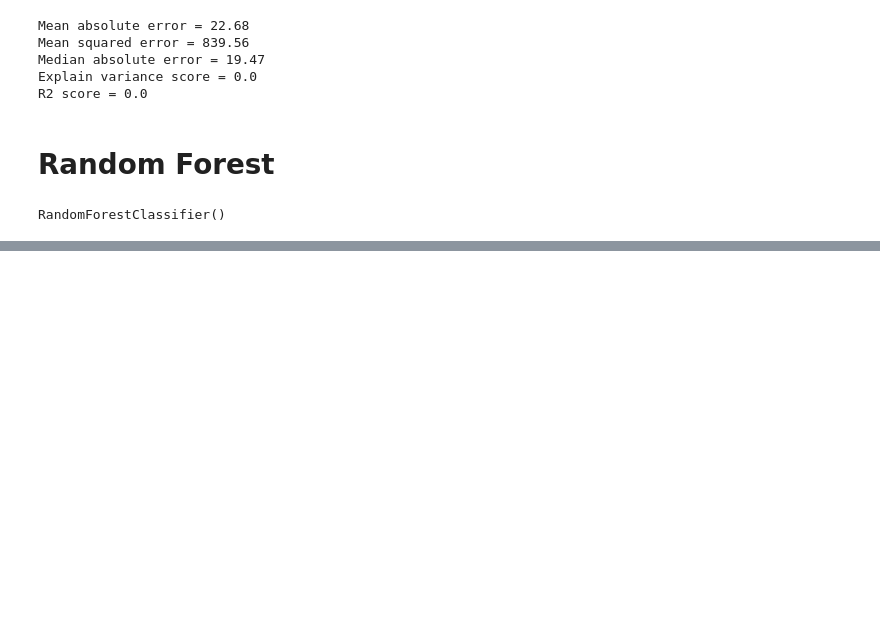
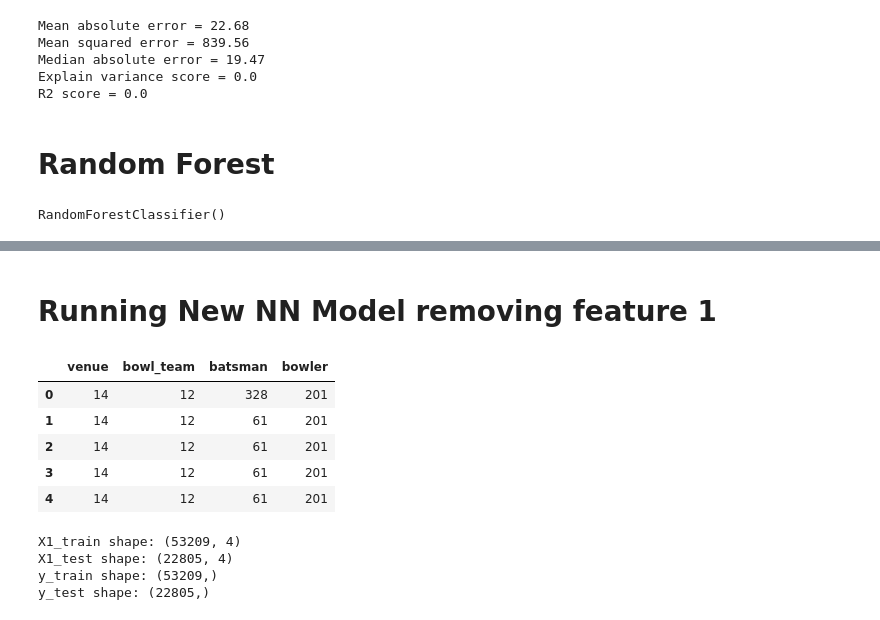
Before and after one commit to kasheshjaiin/Project4_IPL, a Jupyter notebook: IPL_Score_Prediction_colab.ipynb, the cells around one changed output, grey strips where cells are left out. Drawn from its saved outputs; the diff is of its cells as text; code cells hidden in the pictures; blank space fills up the shorter version.

```diff
--- a/IPL_Score_Prediction_colab.ipynb
+++ b/IPL_Score_Prediction_colab.ipynb
@@ -411,0 +405,28 @@ Feature:  4 , Score: 0.20556909462316417
+# %% [markdown]
+# Running New NN Model removing feature 1
+# %%
+X1 = X.drop(['bat_team'], axis=1)
+X1.head()
+# %% [output]
+|  | venue | bowl_team | batsman | bowler |
+| 0 | 14 | 12 | 328 | 201 |
+| 1 | 14 | 12 | 61 | 201 |
+| 2 | 14 | 12 | 61 | 201 |
+| 3 | 14 | 12 | 61 | 201 |
+| 4 | 14 | 12 | 61 | 201 |
+# %%
+from sklearn.model_selection import train_test_split
+
+# Train-test split
+X1_train, X1_test, y_train, y_test = train_test_split(X1, y, test_size=0.3, random_state=42)
+
+# Display the shapes of the training and testing sets
+print("X1_train shape:", X1_train.shape)
+print("X1_test shape:", X1_test.shape)
+print("y_train shape:", y_train.shape)
+print("y_test shape:", y_test.shape)
+# %% [output]
+X1_train shape: (53209, 4)
+X1_test shape: (22805, 4)
+y_train shape: (53209,)
+y_test shape: (22805,)
```
Also changed, not shown: parts of 21 cells of this notebook.
